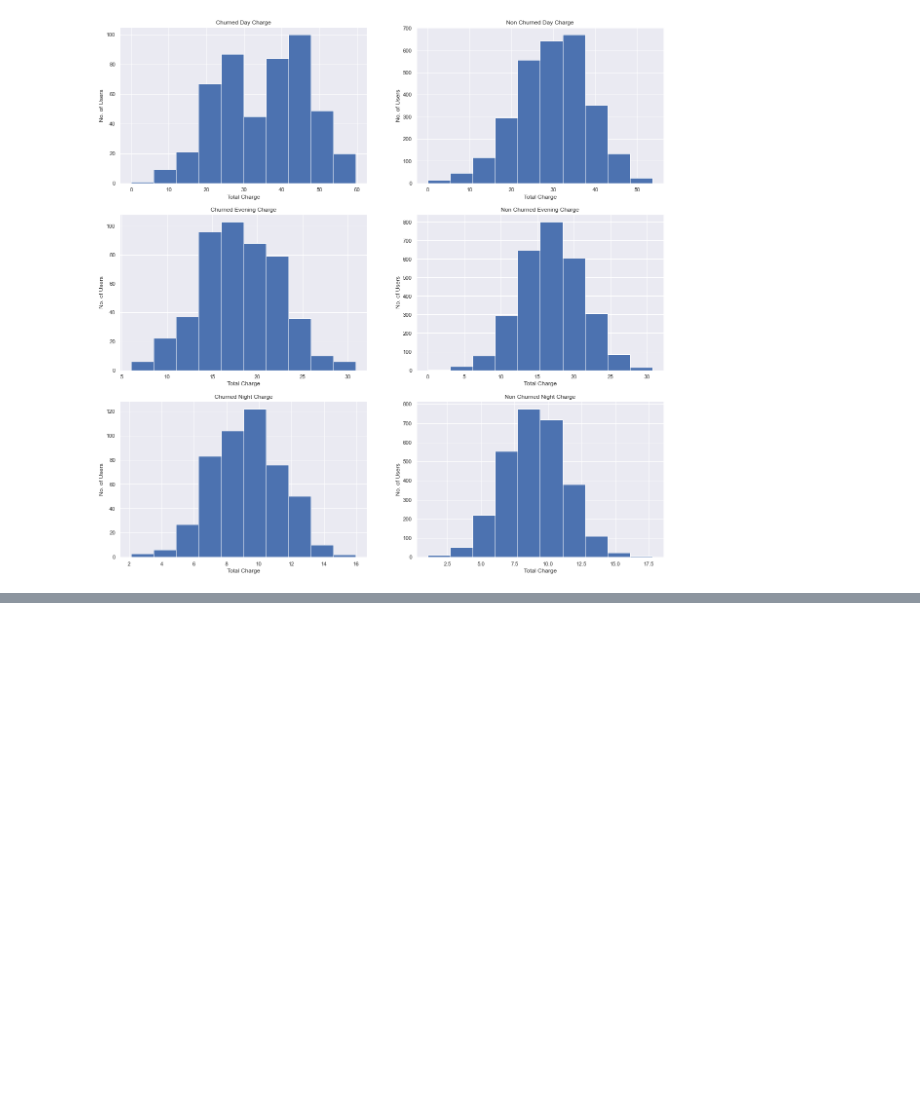
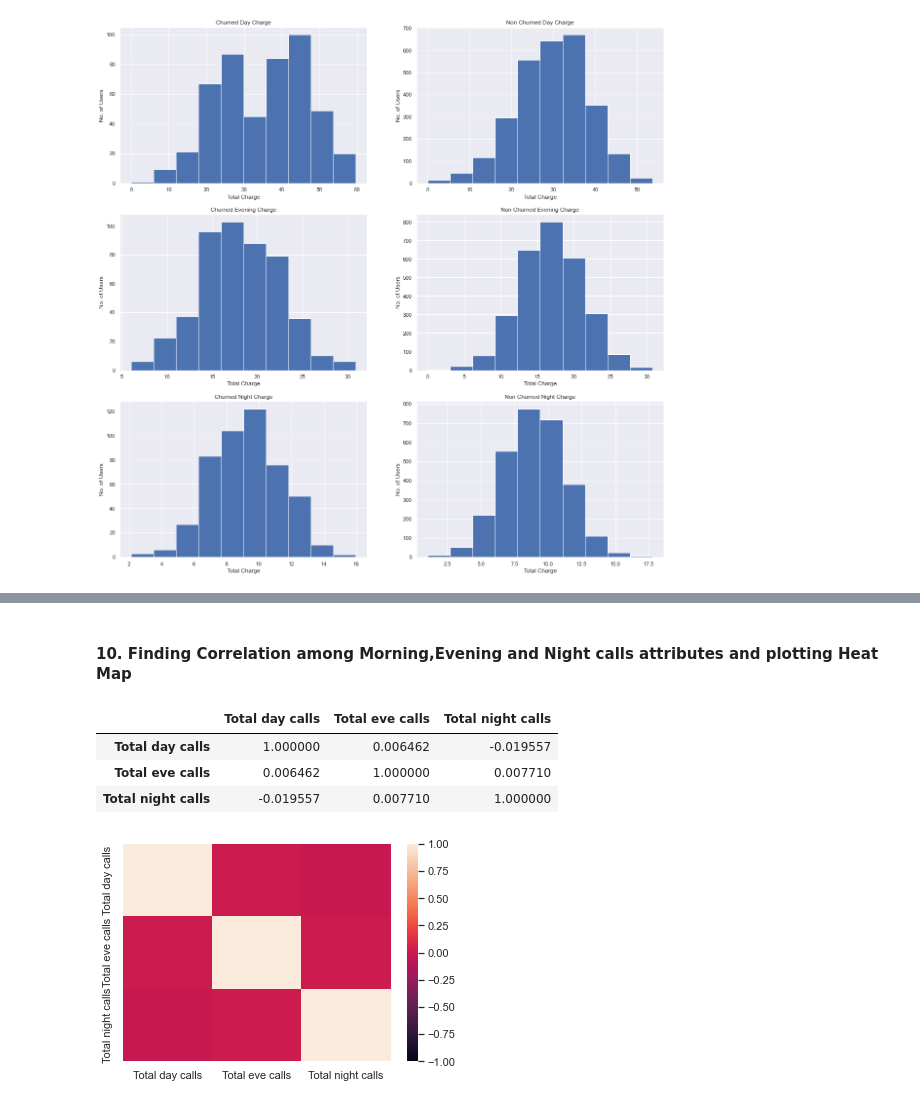
Before and after one commit to codes-by-vamshi/EDA-TelecomChurn, a Jupyter notebook: Telecom Churn - Sai Krishna Vamshi Devarasetty.ipynb, the cells around one changed output, grey strips where cells are left out. Drawn from its saved outputs; the diff is of its cells as text; code cells hidden in the pictures; blank space fills up the shorter version.

```diff
--- a/Telecom Churn - Sai Krishna Vamshi Devarasetty.ipynb
+++ b/Telecom Churn - Sai Krishna Vamshi Devarasetty.ipynb
@@ -191,0 +205,13 @@ for ax in axs.flat:
+# %% [markdown]
+#### 10. Finding Correlation among Morning,Evening and Night calls attributes and plotting Heat Map
+# %%
+TelecomChurnCallsDF = TelecomChurnDF[['Total day calls','Total eve calls','Total night calls']]
+TelecomChurnCallsCorrData = TelecomChurnCallsDF.corr()
+sns.heatmap(TelecomChurnCallsCorrData, vmin=-1, vmax=1)
+TelecomChurnCallsCorrData
+# %% [output]
+|  | Total day calls | Total eve calls | Total night calls |
+| Total day calls | 1.000000 | 0.006462 | -0.019557 |
+| Total eve calls | 0.006462 | 1.000000 | 0.007710 |
+| Total night calls | -0.019557 | 0.007710 | 1.000000 |
+[figure, added]
```
Also changed, not shown: parts of 25 cells of this notebook.
